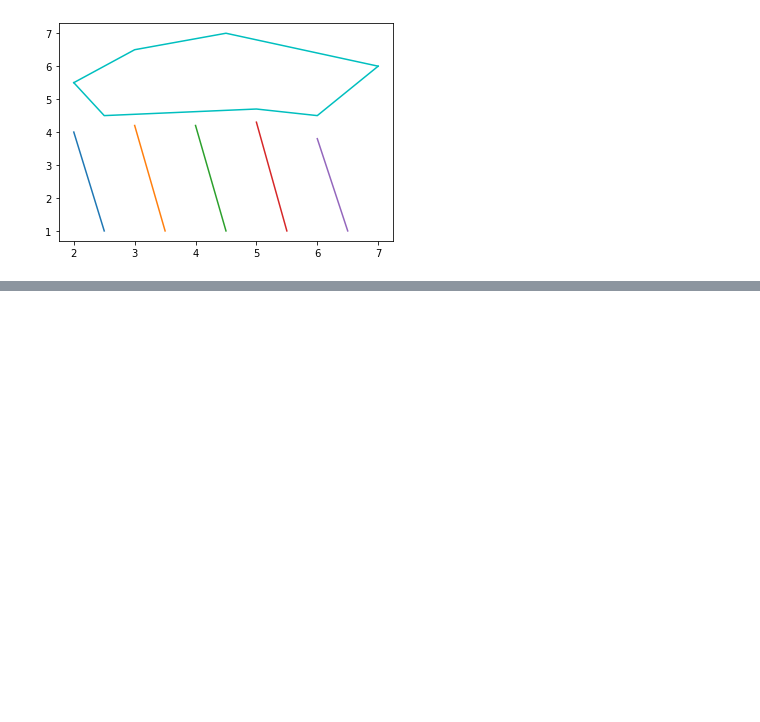
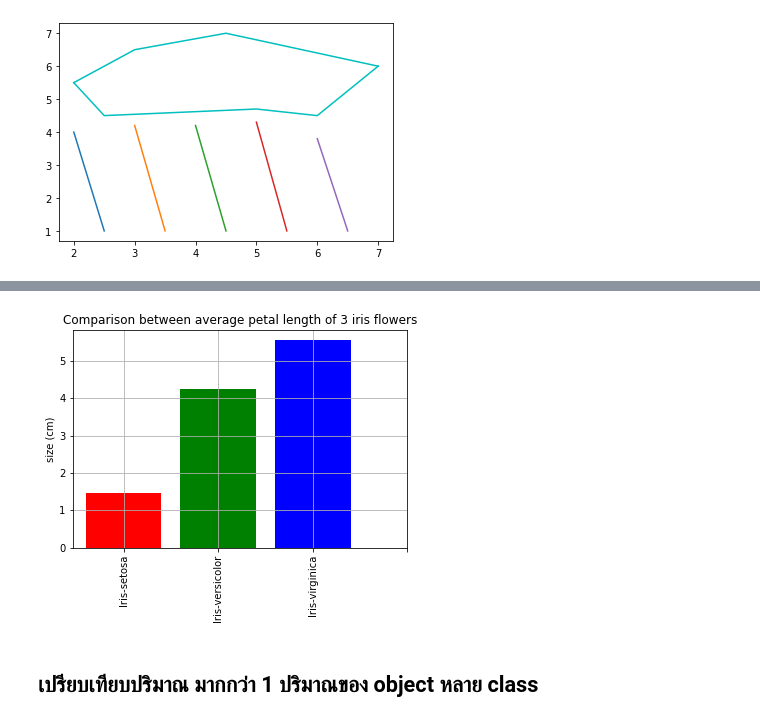
Before and after one commit to chayakonchanlun/data_viz_2022, a Jupyter notebook: DataViz04_Data_Comparison_ipynb.ipynb, the cells around one changed output, grey strips where cells are left out. Saved outputs shown, nothing was run; the diff lists cells and outputs as text; code cells hidden in the pictures; blank space fills up the shorter version.

```diff
--- a/DataViz04_Data_Comparison_ipynb.ipynb
+++ b/DataViz04_Data_Comparison_ipynb.ipynb
@@ -187,0 +232,10 @@ plt.plot([2,2.5,3,4.5,5,7],[5.5,6,6.5,7,6.8,6],'c-')
+# %%
+plt.bar([1,2,3],sample_data['PetalLength'],color=['r','g','b'])
+plt.xticks([1,2,3,4],sample_data.reset_index()['Name'],rotation='vertical') # เติมชื่อแกน x
+plt.title('Comparison between average petal length of 3 iris flowers'); # ชื่อกราฟ
+plt.grid(True)
+plt.ylabel('size (cm)'); # เติมชื่อ แกน y
+# %% [output]
+[figure, added]
+# %% [markdown]
+## เปรียบเทียบปริมาณ มากกว่า 1 ปริมาณของ object หลาย class
```
Also changed, not shown: parts of 14 cells of this notebook.
